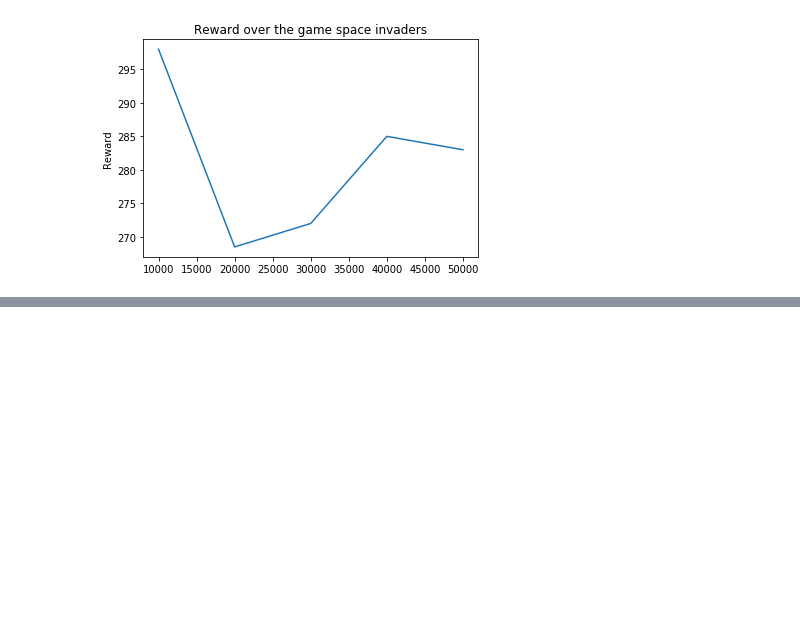
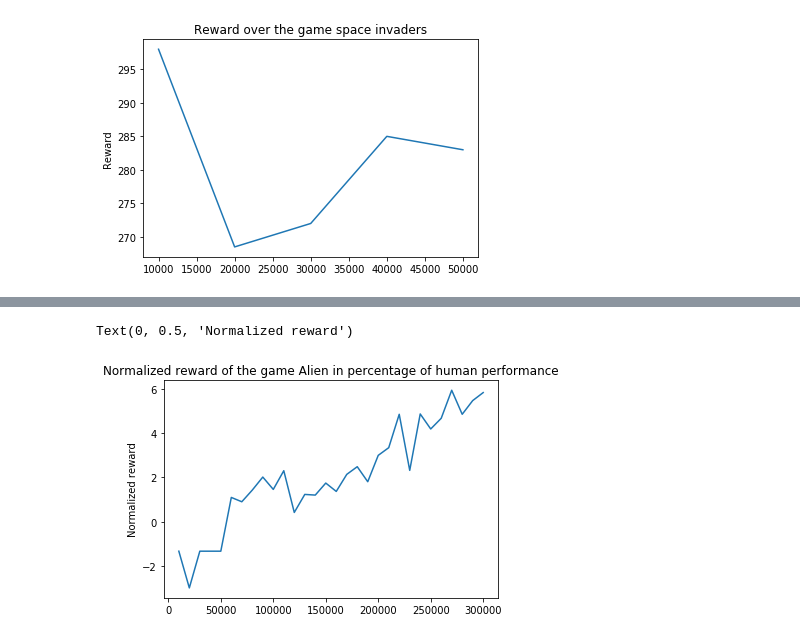
Before and after one commit to BWallyn/Rainbow, a Jupyter notebook: visualization/Visualization_results.ipynb, the cells around one changed output, grey strips where cells are left out. Drawn from its saved outputs; the diff is of its cells as text; code cells hidden in the pictures; blank space fills up the shorter version.

```diff
--- a/visualization/Visualization_results.ipynb
+++ b/visualization/Visualization_results.ipynb
@@ -7,0 +16,6 @@ import pickle
+# %%
+random_performance = {'alien': 227.8,
+                      'boxing': 0.1,
+                      'breakout': 1.7,
+                      'pong': -20.7,
+                      'space_invaders': 148,}
@@ -7,0 +24,20 @@ import pickle
+# %%
+def df_results(history, human_perf: float, random_perf: float,
+               step_test: int, begin_test: int, end_test: int,
+               name_model: str='model'):
+
+    """
+    """
+    points_test = [i for i in range(begin_test, end_test + step_test, step_test)]
+    avg_reward_perc_human = [(k-random_perf)/(human_perf-random_perf)*100 for k in history['avg_reward']]
+    avg_reward_perc_rand = [k/random_perf*100 for k in history['avg_reward']]
+    l_name_model = [name_model]*len(points_test)
+
+    return pd.DataFrame(data={
+        'name_model': l_name_model,
+        'points_test': points_test,
+        'avg_reward': history['avg_reward'],
+        'avg_Q': history['avg_Q'],
+        'avg_reward_normalized_human': avg_reward_perc_human,
+        'avg_reward_perc_rand': avg_reward_perc_rand,
+    })
@@ -20,0 +72,11 @@ Text(0, 0.5, 'Reward')
+# %%
+df_alien = df_results(alien_history, human_performance['alien'], random_performance['alien'],
+                    step_test=10000, begin_test=10000, end_test=300000,
+                    name_model='Rainbow_alien')
+# %%
+plt.plot(df_alien['points_test'], df_alien['avg_reward_normalized_human'])
+plt.title('Normalized reward of the game Alien in percentage of human performance')
+plt.ylabel('Normalized reward')
+# %% [output]
+Text(0, 0.5, 'Normalized reward')
+[figure, added]
```
Also changed, not shown: parts of 8 cells of this notebook, 2 other files.
